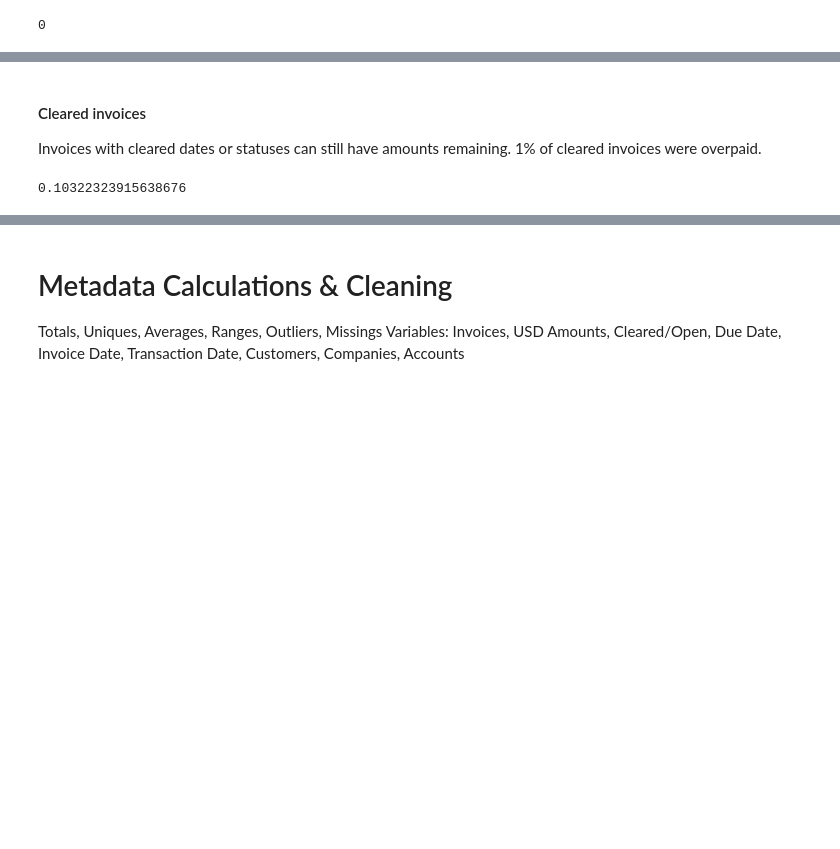
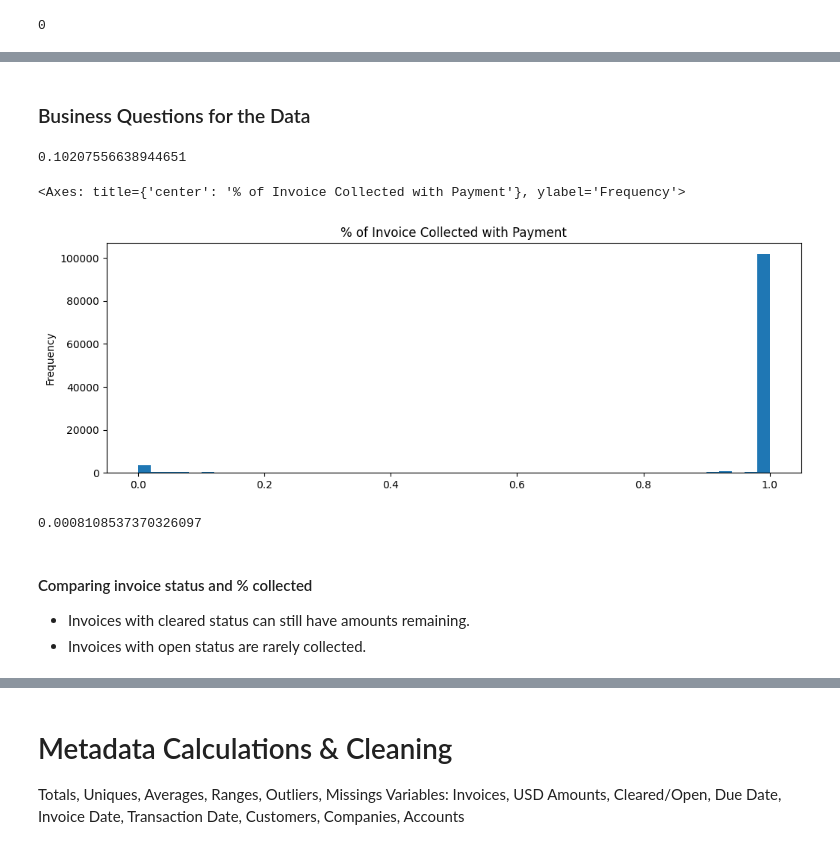
Before and after one commit to lauren7249/Data-Science-Take-Home-Project, a Jupyter notebook: data_analysis/files/exploratory.ipynb, the cells around one changed output, grey strips where cells are left out. Drawn from its saved outputs; the diff is of its cells as text; code cells hidden in the pictures; blank space fills up the shorter version.

```diff
--- a/data_analysis/files/exploratory.ipynb
+++ b/data_analysis/files/exploratory.ipynb
@@ -231,0 +202,5 @@ invoices_usd.groupby(invoices_usd.months_to_clear.clip(upper=13, lower=-1))\
+# %%
+invoices['months_allowed'] = invoices.due_date.dt.to_period('M') - invoices.invoice_date.dt.to_period('M')
+invoices.months_allowed = invoices.months_allowed.map(lambda m: m.n if not pandas.isnull(m) else None)
+#almost all invoices are due immediately or in 1 year. should filter out the rest
+invoices.months_allowed.value_counts(normalize=True, dropna=False)
@@ -324,0 +344,15 @@ invoice_payments.loc[invoice_payments.converted_amount_pmt>invoice_payments.conv
+# %% [markdown]
+### Business Questions for the Data
+# %%
+invoice_payments['amount_pmt_pct'] = (invoice_payments.amount_pmt/invoice_payments.amount_inv).round(2)
+# %%
+# Rougly 10% of payments are partial
+(invoice_payments.amount_pmt_pct.dropna()<1).mean()
+# %% [output]
+0.10207556638944651
+# %%
+invoice_payments.amount_pmt_pct\
+.plot(kind="hist",bins=50, title="% of Invoice Collected with Payment", figsize=(12,4))
+# %% [output]
+<Axes: title={'center': '% of Invoice Collected with Payment'}, ylabel='Frequency'>
+[figure, added]
@@ -325 +362,6 @@ invoice_payments.loc[invoice_payments.converted_amount_pmt>invoice_payments.conv
+# %%
+# negligible % of payments are overpayments - filter out
+(invoice_payments.pct_invoice_collected>1).mean()
+# %% [output]
+0.0008108537370326097
 # %%
@@ -332,10 +374,5 @@ payment_totals['amount_remaining'] = payment_totals.amount_inv - payment_totals.
 # %% [markdown]
-#### Cleared invoices
+#### Comparing invoice status and % collected
 
-Invoices with cleared dates or statuses can still have amounts remaining. 1% of cleared invoices were overpaid.
+- Invoices with cleared status can still have amounts remaining.
+- Invoices with open status are rarely collected.
-# %%
-#For invoices with a cleared date, the totals do not match 10% of the time
-cleared_invoices = payment_totals.loc[payment_totals.cleared_date.isnull()==False].copy()
-1 - (cleared_invoices.amount_remaining==0).mean()
-# %% [output]
-0.10322323915638676
```
Also changed, not shown: parts of 88 cells of this notebook, 10 other files.
